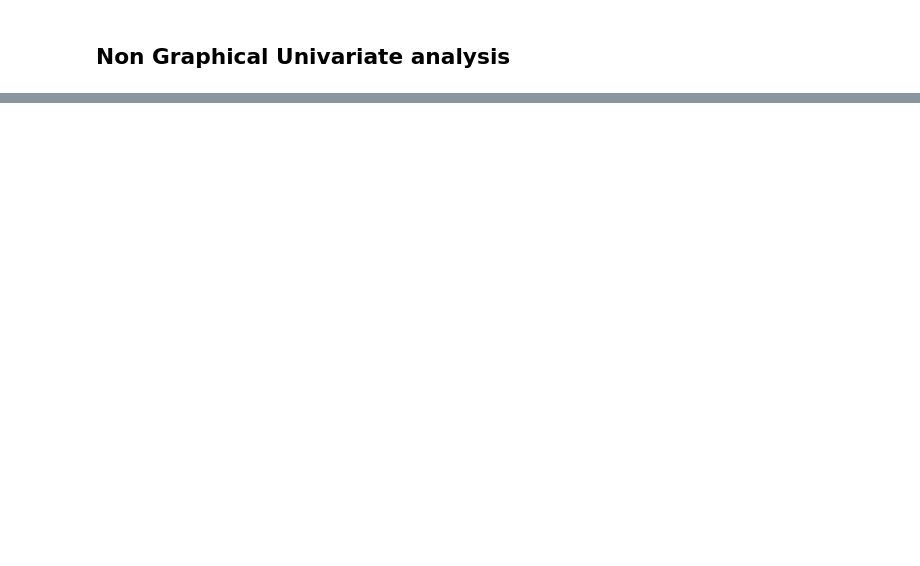
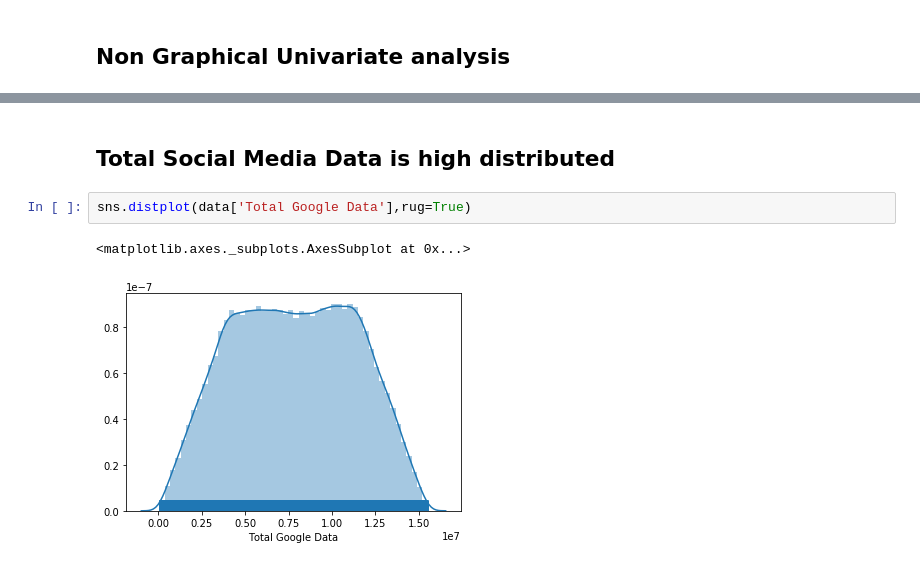
Before and after one commit to abdulazeez001/DataScience, a Jupyter notebook: Week2_Assignment.ipynb, the cells around one changed output, grey strips where cells are left out. Drawn from its saved outputs; the diff is of its cells as text; blank space fills up the shorter version.

```diff
--- a/Week2_Assignment.ipynb
+++ b/Week2_Assignment.ipynb
@@ -67,0 +215,7 @@ Total_Gaming_Data =  univariateAnalysis(data['Total Gaming Data'], 'Gaming Data'
+# %% [markdown]
+## Total Social Media Data is high distributed
+# %%
+sns.distplot(data['Total Google Data'],rug=True)
+# %% [output]
+<matplotlib.axes._subplots.AxesSubplot at 0x...>
+[figure, added]
```
Also changed, not shown: parts of 132 cells of this notebook.
